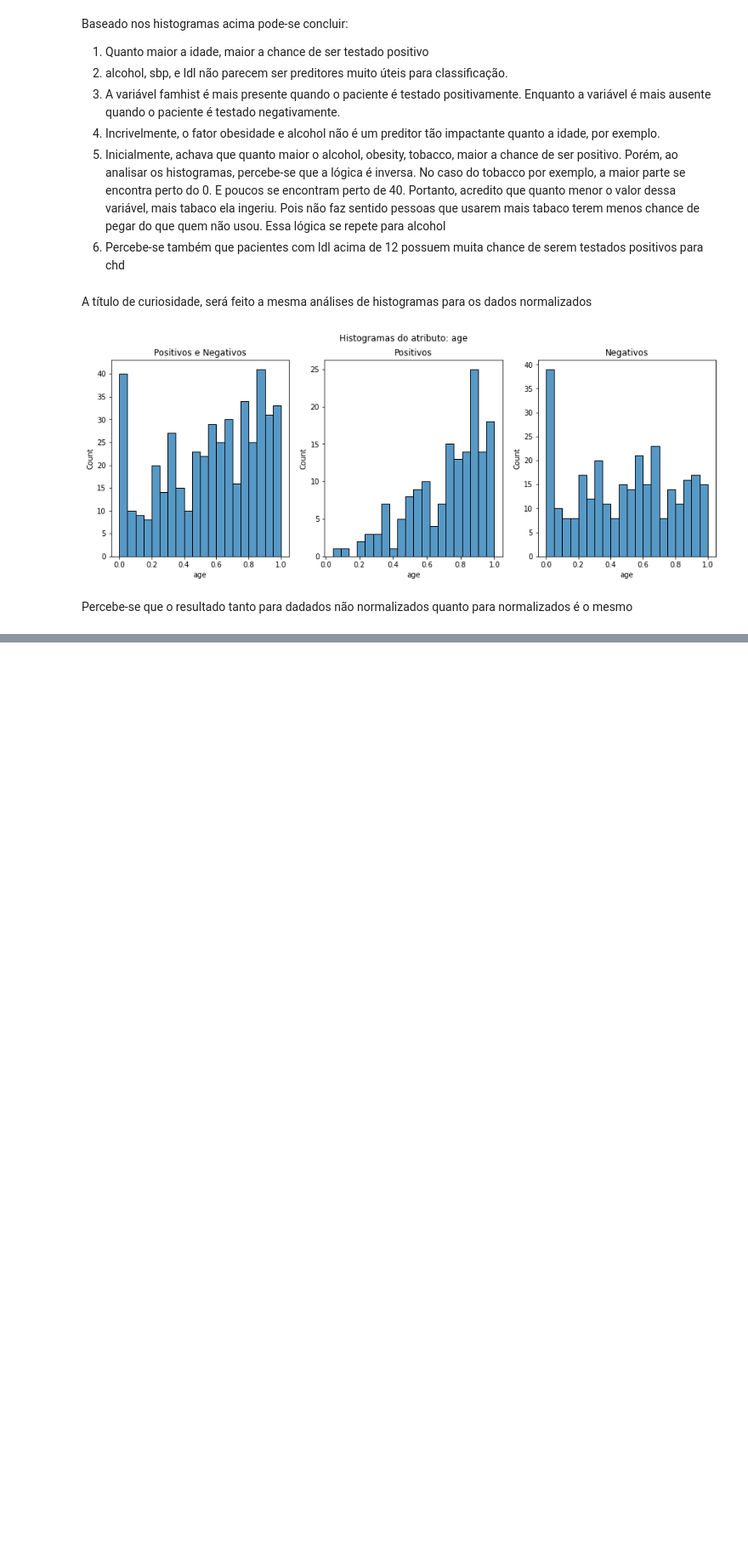
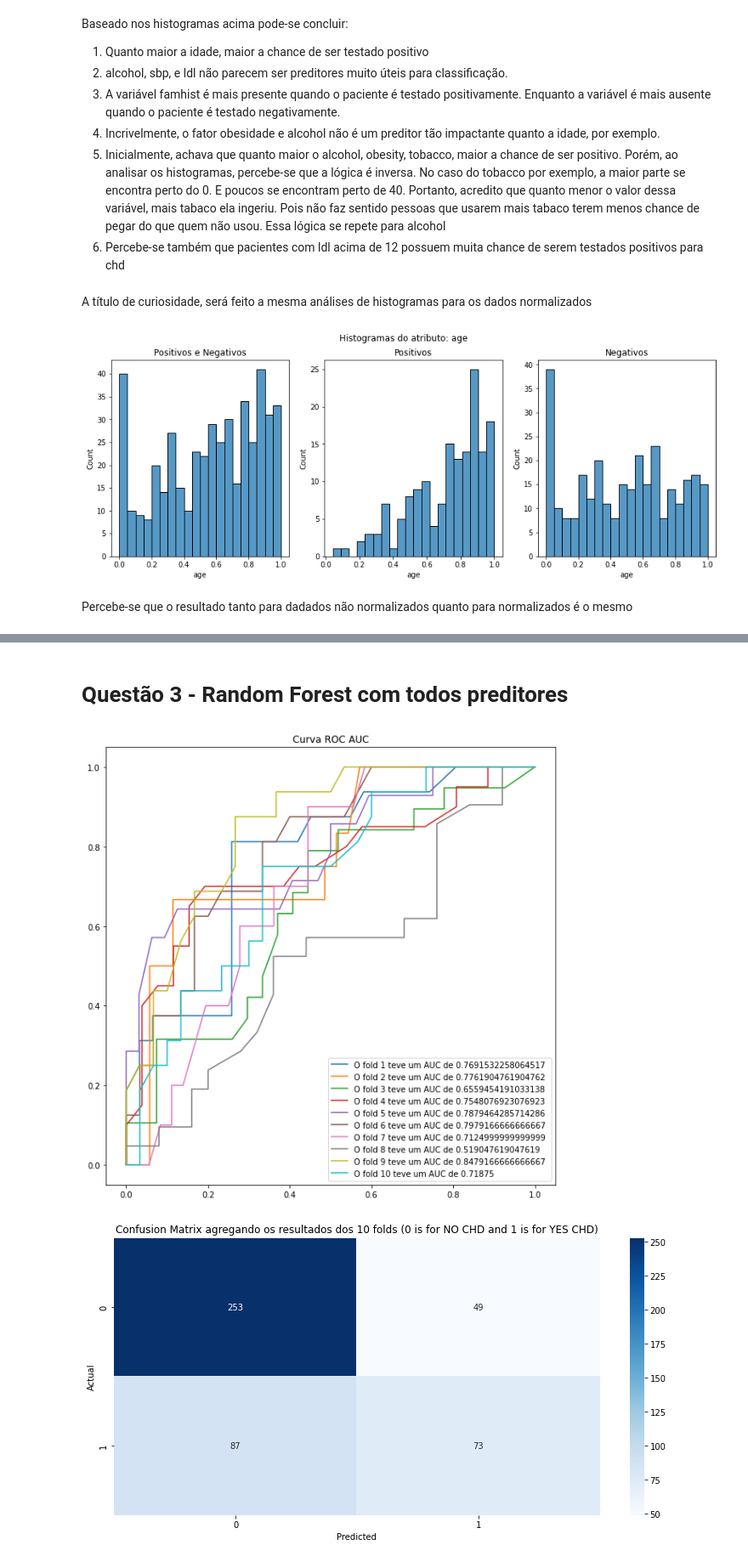
Before and after one commit to GuiCoelhoDev/CoronaryDisease_Analysis, a Jupyter notebook: Projeto1_160123046.ipynb, the cells around one changed output, grey strips where cells are left out. Shown at 85% size. Drawn from its saved outputs; the diff is of its cells as text; code cells hidden in the pictures; blank space fills up the shorter version.

```diff
--- a/Projeto1_160123046.ipynb
+++ b/Projeto1_160123046.ipynb
@@ -175,0 +271,19 @@ Percebe-se que o resultado tanto para dadados não normalizados quanto para norm
+# %% [markdown]
+# Questão 3 - Random Forest com todos preditores
+# %%
+#@title Main
+
+from sklearn.ensemble import RandomForestClassifier
+
+kfold = KFold(n_splits=10, random_state=1, shuffle=True)
+
+rf_all_model = RandomForestClassifier(n_estimators=100, max_features=9)
+
+actual_classes, predicted_classes, predicted_proba = cross_val_predict(rf_all_model, kfold, X.to_numpy(), y.to_numpy())
+
+# Confusion Matrix
+
+plot_confusion_matrix(actual_classes, predicted_classes, [0,1])
+# %% [output]
+[figure, added]
+[figure, added]
```
Also changed, not shown: parts of 14 cells of this notebook.
